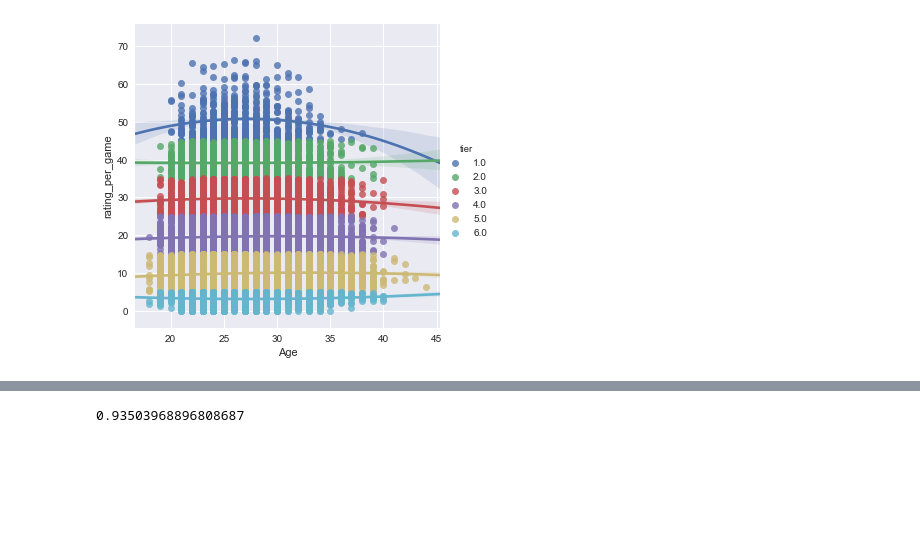
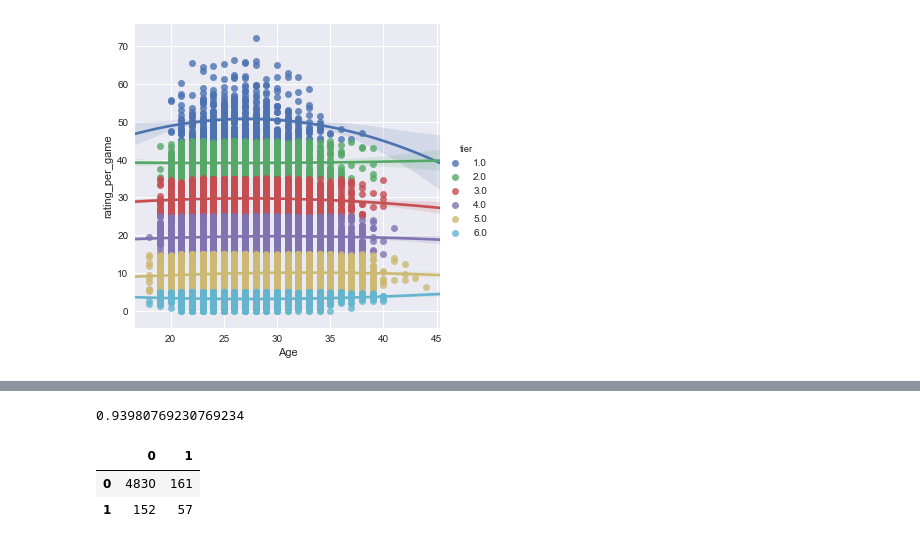
Before and after one commit to kevinetta/nba_data_science, a Jupyter notebook: NBAPROJECT.ipynb, the cells around one changed output, grey strips where cells are left out. Saved outputs shown, nothing was run; the diff lists cells and outputs as text; code cells hidden in the pictures; blank space fills up the shorter version.

```diff
--- a/NBAPROJECT.ipynb
+++ b/NBAPROJECT.ipynb
@@ -486,9 +500,9 @@ Seasons.loc[Seasons['Year']=="2010", :].head()
 # %%
 #decision tree classification
 from sklearn.preprocessing import StandardScaler
-features = ['tier']
+features = ['rating_per_game']
 classify_seasons = Seasons
-classify_seasons = classify_seasons.fillna(0)
+classify_seasons = classify_seasons[np.isfinite(classify_seasons['rating_per_game'])]
 X = classify_seasons[features]
 y = classify_seasons['hall_of_fame']
 from sklearn.model_selection import train_test_split
@@ -499,7 +513,14 @@ y_predict = model.predict(X_test)
 from sklearn.metrics import accuracy_score
 accuracy_score(y_test,y_predict)
 # %% [output]
-0.93503968896808687
+0.93980769230769234
+# %%
+from sklearn.metrics import confusion_matrix
+pd.DataFrame(confusion_matrix(y_test, y_predict))
+# %% [output]
+|  | 0 | 1 |
+| 0 | 4830 | 161 |
+| 1 | 152 | 57 |
 # %%
 #career.loc[career.index == 'Wilt Chamberlain']
 sns.distplot(career['assists'])
```
Also changed, not shown: parts of 17 cells of this notebook.
